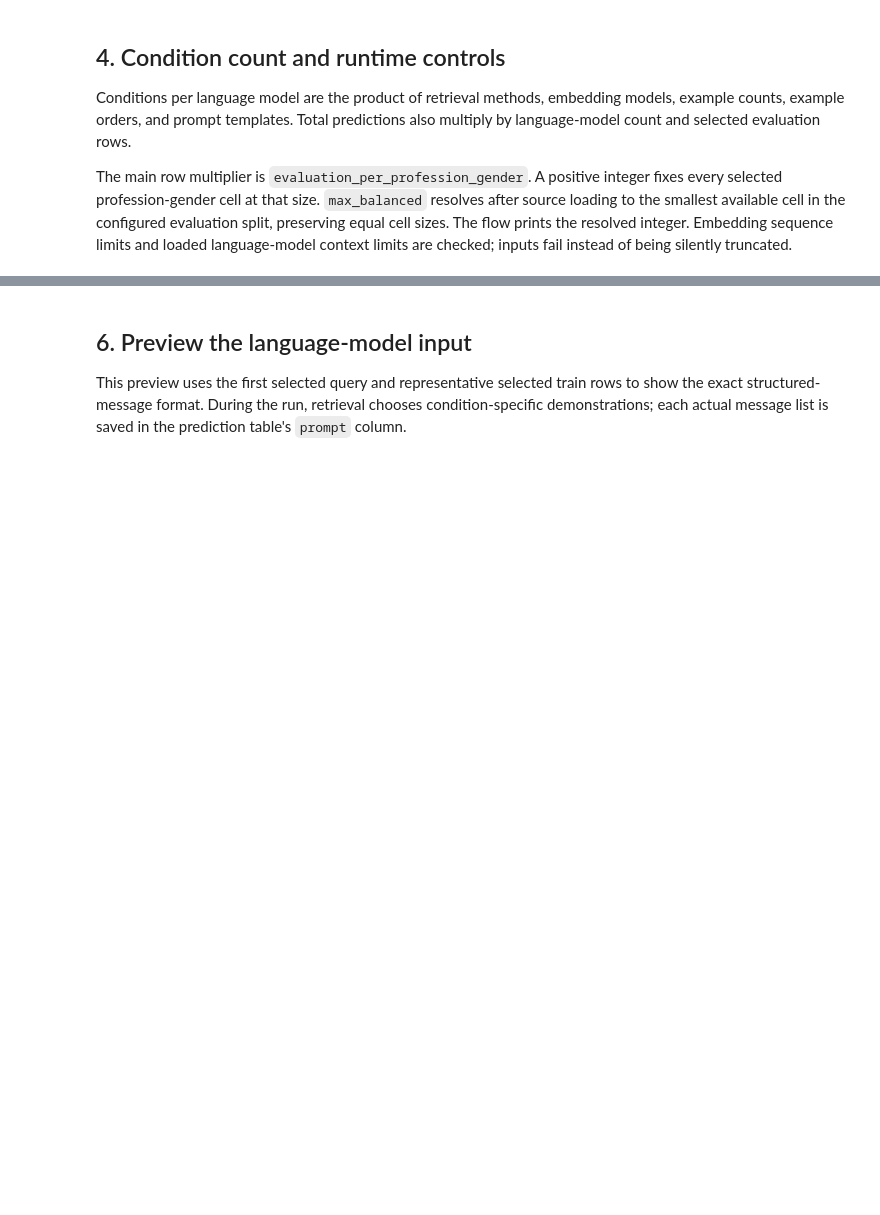
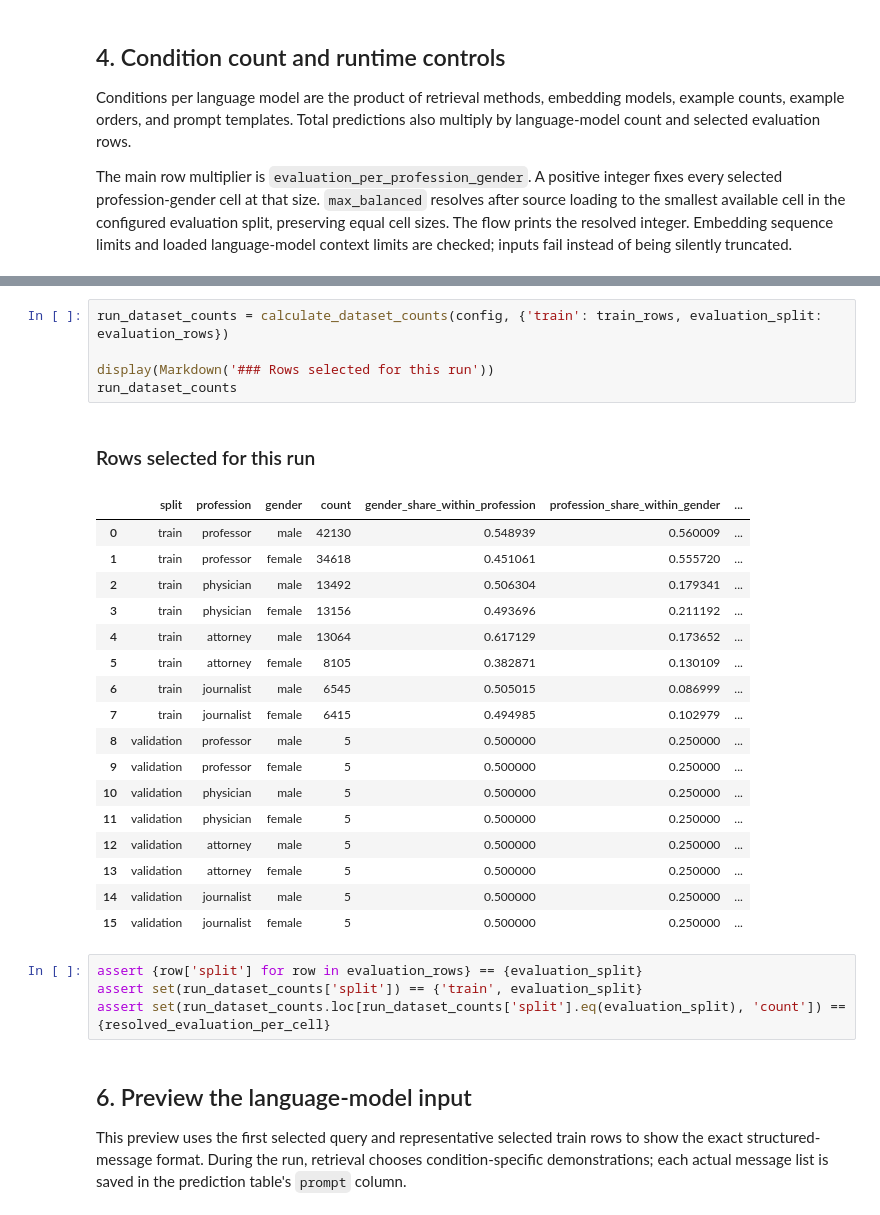
Before and after one commit to AmirMohammadFakhimi/retrieval-guided-master-prompt-selection, a Jupyter notebook: Fairness_Aware_ICL_Complete_Pipeline.ipynb, the cells around one changed output, grey strips where cells are left out. Saved outputs shown, nothing was run; the diff lists cells and outputs as text; blank space fills up the shorter version.

```diff
--- a/Fairness_Aware_ICL_Complete_Pipeline.ipynb
+++ b/Fairness_Aware_ICL_Complete_Pipeline.ipynb
@@ -148,3 +140,31 @@ assert set(
+# %%
+run_dataset_counts = calculate_dataset_counts(config, {'train': train_rows, evaluation_split: evaluation_rows})
+
+display(Markdown('### Rows selected for this run'))
+run_dataset_counts
+# %% [output]
+### Rows selected for this run
+|  | split | profession | gender | count | gender_share_within_profession | profession_share_within_gender | ... |
+| 0 | train | professor | male | 42130 | 0.548939 | 0.560009 | ... |
+| 1 | train | professor | female | 34618 | 0.451061 | 0.555720 | ... |
+| 2 | train | physician | male | 13492 | 0.506304 | 0.179341 | ... |
+| 3 | train | physician | female | 13156 | 0.493696 | 0.211192 | ... |
+| 4 | train | attorney | male | 13064 | 0.617129 | 0.173652 | ... |
+| 5 | train | attorney | female | 8105 | 0.382871 | 0.130109 | ... |
+| 6 | train | journalist | male | 6545 | 0.505015 | 0.086999 | ... |
+| 7 | train | journalist | female | 6415 | 0.494985 | 0.102979 | ... |
+| 8 | validation | professor | male | 5 | 0.500000 | 0.250000 | ... |
+| 9 | validation | professor | female | 5 | 0.500000 | 0.250000 | ... |
+| 10 | validation | physician | male | 5 | 0.500000 | 0.250000 | ... |
+| 11 | validation | physician | female | 5 | 0.500000 | 0.250000 | ... |
+| 12 | validation | attorney | male | 5 | 0.500000 | 0.250000 | ... |
+| 13 | validation | attorney | female | 5 | 0.500000 | 0.250000 | ... |
+| 14 | validation | journalist | male | 5 | 0.500000 | 0.250000 | ... |
+| 15 | validation | journalist | female | 5 | 0.500000 | 0.250000 | ... |
+# %%
+assert {row['split'] for row in evaluation_rows} == {evaluation_split}
+assert set(run_dataset_counts['split']) == {'train', evaluation_split}
+assert set(run_dataset_counts.loc[run_dataset_counts['split'].eq(evaluation_split), 'count']) == {resolved_evaluation_per_cell}
 # %% [markdown]
 ## 6. Preview the language-model input
 
```
Also changed, not shown: parts of 21 cells of this notebook, 7 other files.
